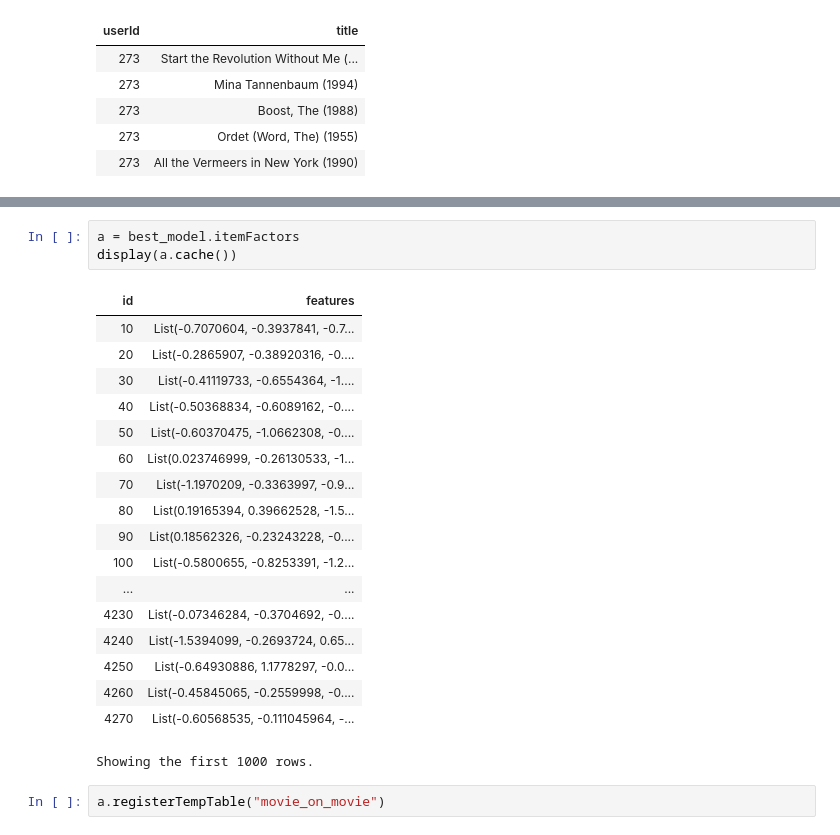
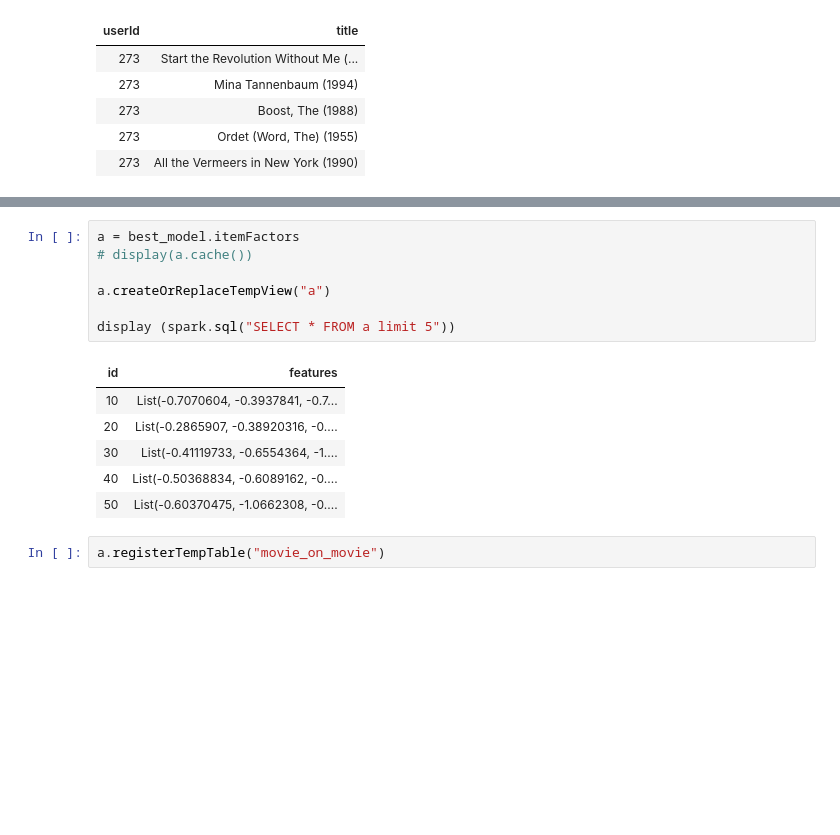
Before and after one commit to joshlingy/Movie-Recommendation-Engine-in-Apache-Spark, a Jupyter notebook: Movie Recommendation Engine in Apache Spark.ipynb, the cells around one changed output, grey strips where cells are left out. Drawn from its saved outputs; the diff is of its cells as text; blank space fills up the shorter version.

```diff
--- a/Movie Recommendation Engine in Apache Spark.ipynb
+++ b/Movie Recommendation Engine in Apache Spark.ipynb
@@ -576,26 +689,18 @@ from pyspark.ml.linalg import Vectors, VectorUDT
 [interactive output not drawn]
 # %%
 a = best_model.itemFactors
-display(a.cache())
+# display(a.cache())
+
+a.createOrReplaceTempView("a")
+
+display (spark.sql("SELECT * FROM a limit 5"))
 # %% [output]
 | id | features |
 | 10 | List(-0.7070604, -0.3937841, -0.7... |
 | 20 | List(-0.2865907, -0.38920316, -0.... |
 | 30 | List(-0.41119733, -0.6554364, -1.... |
 | 40 | List(-0.50368834, -0.6089162, -0.... |
 | 50 | List(-0.60370475, -1.0662308, -0.... |
-| 60 | List(0.023746999, -0.26130533, -1... |
-| 70 | List(-1.1970209, -0.3363997, -0.9... |
-| 80 | List(0.19165394, 0.39662528, -1.5... |
-| 90 | List(0.18562326, -0.23243228, -0.... |
-| 100 | List(-0.5800655, -0.8253391, -1.2... |
-| ... | ... |
-| 4230 | List(-0.07346284, -0.3704692, -0.... |
-| 4240 | List(-1.5394099, -0.2693724, 0.65... |
-| 4250 | List(-0.64930886, 1.1778297, -0.0... |
-| 4260 | List(-0.45845065, -0.2559998, -0.... |
-| 4270 | List(-0.60568535, -0.111045964, -... |
-Showing the first 1000 rows.
 # %%
 a.registerTempTable("movie_on_movie")
 # %% [output]
```
Also changed, not shown: parts of 19 cells of this notebook.
